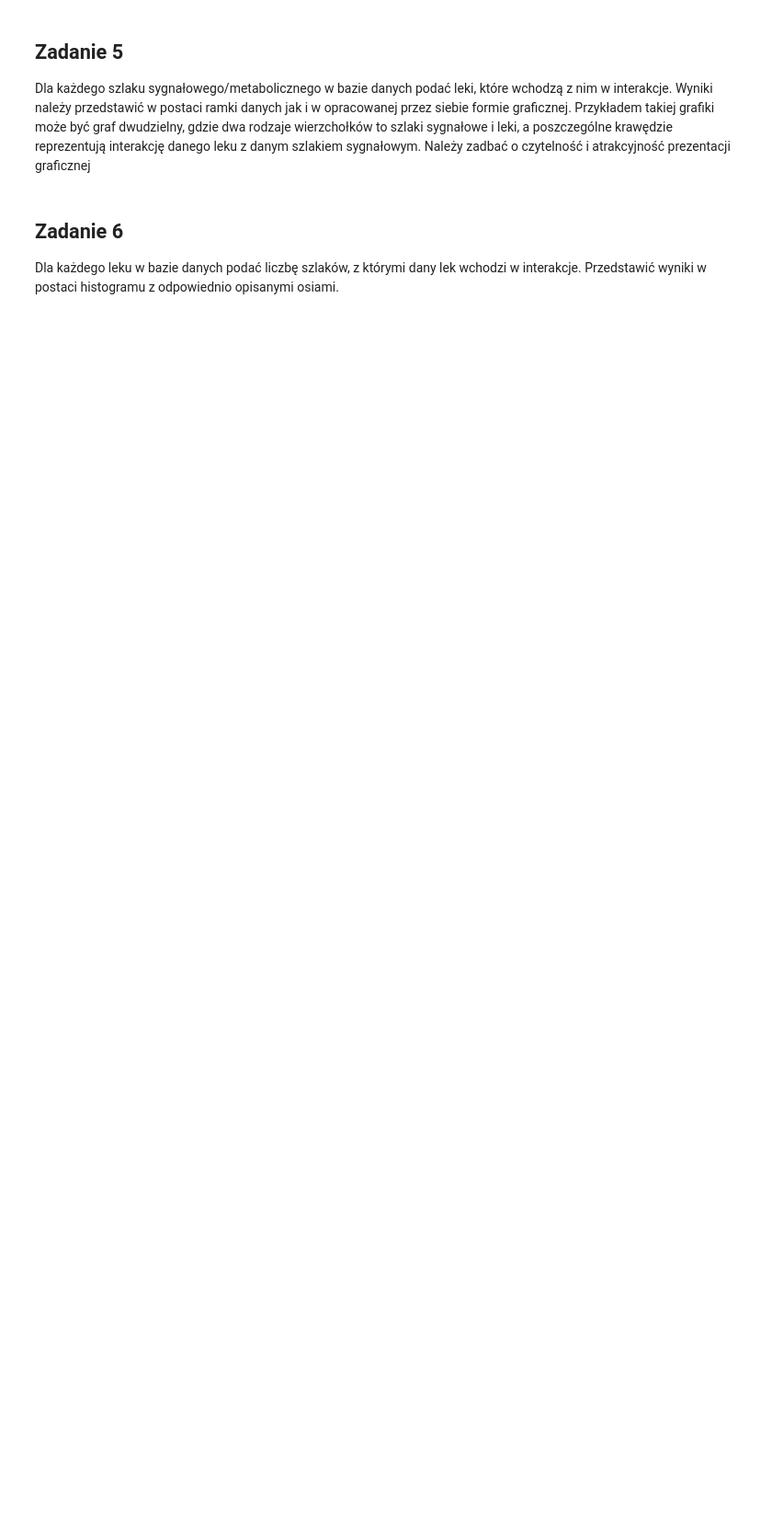
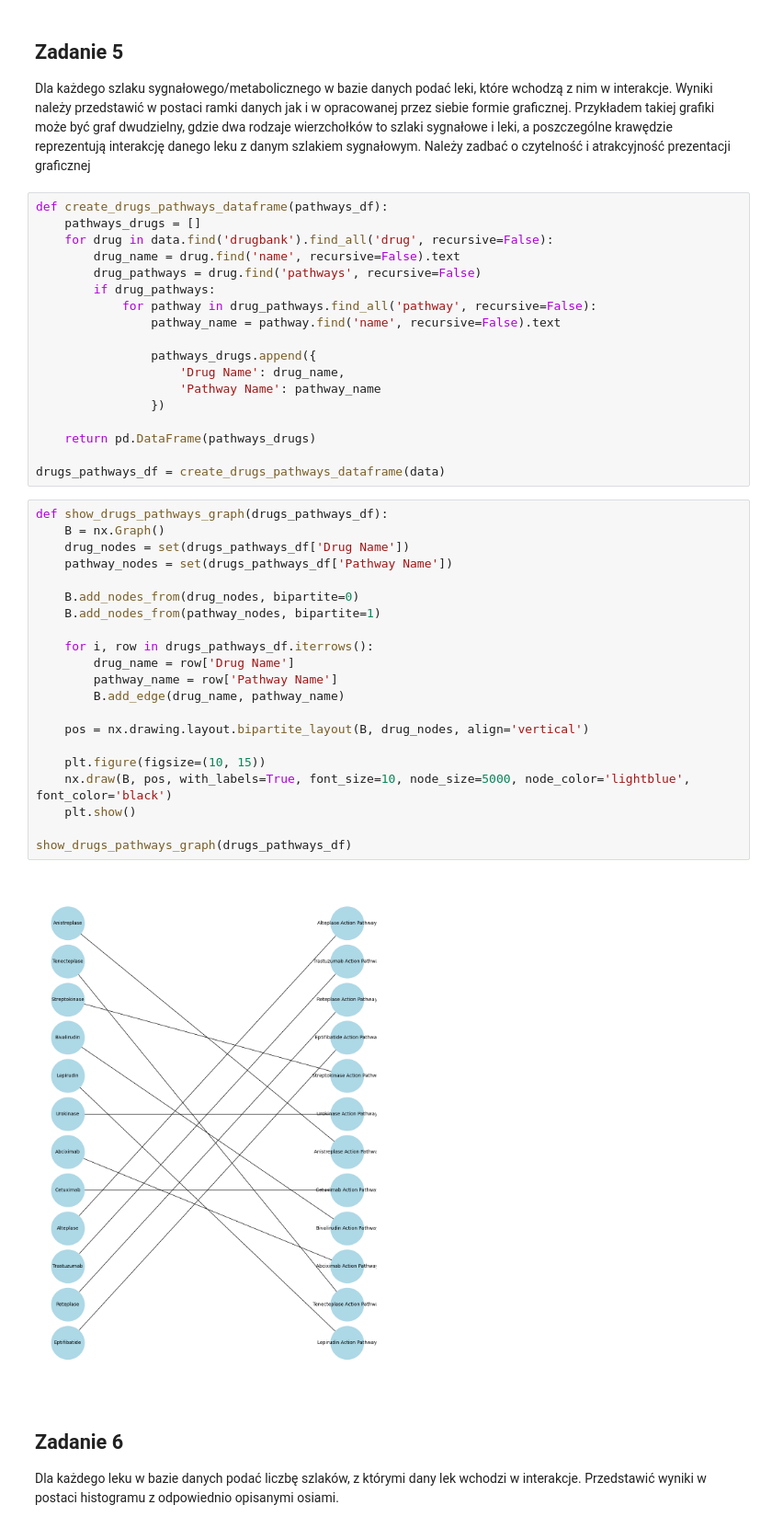
Before and after one commit to M1chalj/python_course_uw, a Jupyter notebook: Projekt/Zadanie_zaliczeniowe.ipynb, the cells around one changed output. Shown: that part at 92% size. Saved outputs shown, nothing was run; the diff lists cells and outputs as text; blank space fills up the shorter version.

```diff
--- a/Projekt/Zadanie_zaliczeniowe.ipynb
+++ b/Projekt/Zadanie_zaliczeniowe.ipynb
@@ -147,6 +174,47 @@ opracowanej przez siebie formie graficznej. Przykładem takiej grafiki może by
 dwudzielny, gdzie dwa rodzaje wierzchołków to szlaki sygnałowe i leki, a poszczególne
 krawędzie reprezentują interakcję danego leku z danym szlakiem sygnałowym. Należy
 zadbać o czytelność i atrakcyjność prezentacji graficznej
+# %%
+def create_drugs_pathways_dataframe(pathways_df):
+    pathways_drugs = []
+    for drug in data.find('drugbank').find_all('drug', recursive=False):
+        drug_name = drug.find('name', recursive=False).text
+        drug_pathways = drug.find('pathways', recursive=False)
+        if drug_pathways:
+            for pathway in drug_pathways.find_all('pathway', recursive=False):
+                pathway_name = pathway.find('name', recursive=False).text
+
+                pathways_drugs.append({
+                    'Drug Name': drug_name,
+                    'Pathway Name': pathway_name
+                })
+
+    return pd.DataFrame(pathways_drugs)
+
+drugs_pathways_df = create_drugs_pathways_dataframe(data)
+# %%
+def show_drugs_pathways_graph(drugs_pathways_df):
+    B = nx.Graph()
+    drug_nodes = set(drugs_pathways_df['Drug Name'])
+    pathway_nodes = set(drugs_pathways_df['Pathway Name'])
+
+    B.add_nodes_from(drug_nodes, bipartite=0)
+    B.add_nodes_from(pathway_nodes, bipartite=1)
+
+    for i, row in drugs_pathways_df.iterrows():
+        drug_name = row['Drug Name']
+        pathway_name = row['Pathway Name']
+        B.add_edge(drug_name, pathway_name)
+
+    pos = nx.drawing.layout.bipartite_layout(B, drug_nodes, align='vertical')
+
+    plt.figure(figsize=(10, 15))
+    nx.draw(B, pos, with_labels=True, font_size=10, node_size=5000, node_color='lightblue', font_color='black')
+    plt.show()
+
+show_drugs_pathways_graph(drugs_pathways_df)
+# %% [output]
+[figure, added]
 # %% [markdown]
 ## Zadanie 6
 Dla każdego leku w bazie danych podać liczbę szlaków, z którymi dany lek wchodzi w
```
Also changed, not shown: parts of 9 cells of this notebook.
